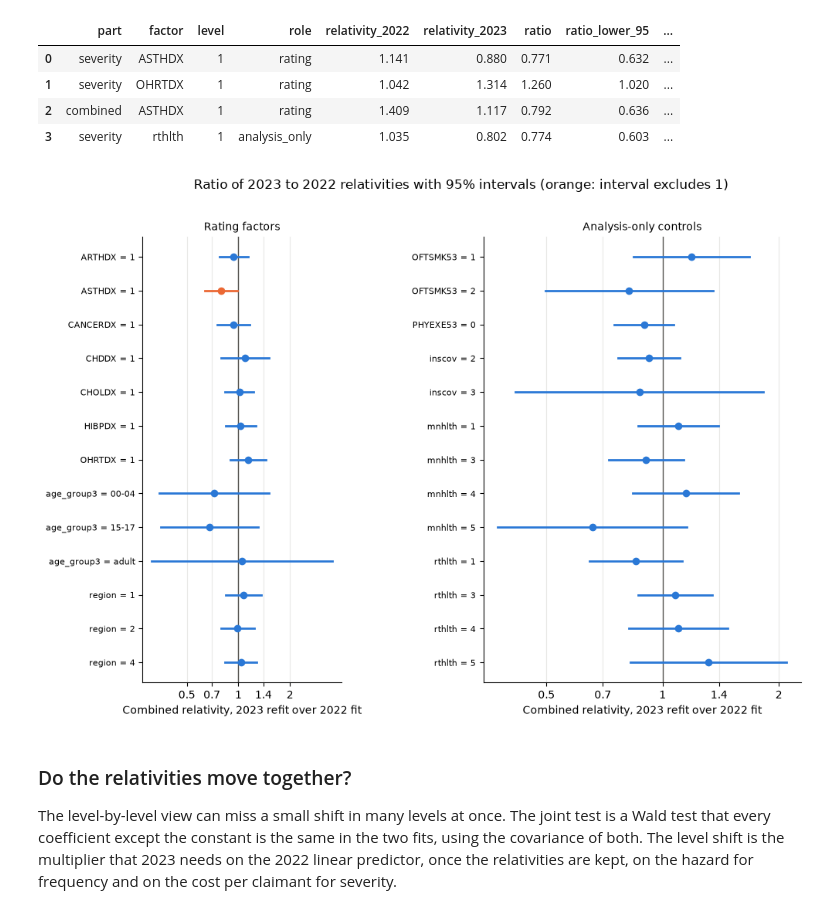
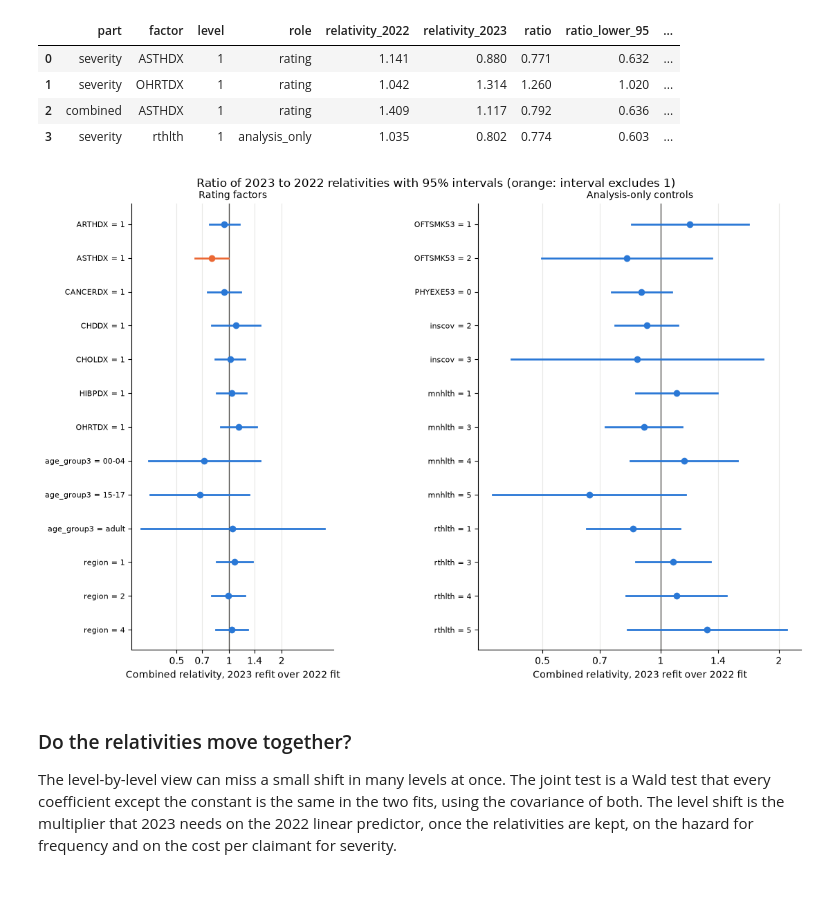
Before and after one commit to asudarmo/health-pricing-meps, a Jupyter notebook: notebooks/04_monitoring.ipynb, the cells around one changed output. Cells and saved outputs as stored; diff of their text form; code cells hidden in the pictures.

```diff
--- a/notebooks/04_monitoring.ipynb
+++ b/notebooks/04_monitoring.ipynb
@@ -840,35 +952,35 @@ for ax, role, title in (
     (axes[0], "rating", "Rating factors"),
     (axes[1], "analysis_only", "Analysis-only controls"),
 ):
     part = combined[combined["role"] == role].reset_index(drop=True)
     outside = (part["ratio_lower_95"] > 1) | (part["ratio_upper_95"] < 1)
     colours = ["#eb6834" if flag else "#2a78d6" for flag in outside]
     positions = list(range(len(part)))
     ax.axvline(1.0, color="#52514e", linewidth=1)
     for position, row, colour in zip(positions, part.itertuples(), colours, strict=True):
         ax.plot(
             [row.ratio_lower_95, row.ratio_upper_95],
             [position, position],
             color=colour,
             linewidth=2,
         )
         ax.plot(row.ratio, position, "o", color=colour, markersize=6)
     ax.set_yticks(positions, part["name"], fontsize=8)
     ax.invert_yaxis()
     ax.set_xscale("log")
     ax.minorticks_off()
     ax.set_xticks([0.5, 0.7, 1, 1.4, 2], ["0.5", "0.7", "1", "1.4", "2"])
     ax.set_xlabel("Combined relativity, 2023 refit over 2022 fit")
     ax.set_title(title, fontsize=10)
     ax.grid(axis="x", color="#e8e8e6", linewidth=0.8)
     for side in ("top", "right"):
         ax.spines[side].set_visible(False)
 fig.suptitle("Ratio of 2023 to 2022 relativities with 95% intervals (orange: interval excludes 1)")
-plt.tight_layout()
+fig.subplots_adjust(left=0.1, right=0.98, top=0.93, bottom=0.07)
 figures.save_figure(fig, "relativity_stability_2023", outofsample.OUTPUT_DIR / "figures")
 plt.show()
 # %% [output]
-[figure, old version]
+[figure, new version]
 # %% [markdown]
 ### Do the relativities move together?
 
```
Also changed, not shown: parts of 11 cells of this notebook, 9 other files.
